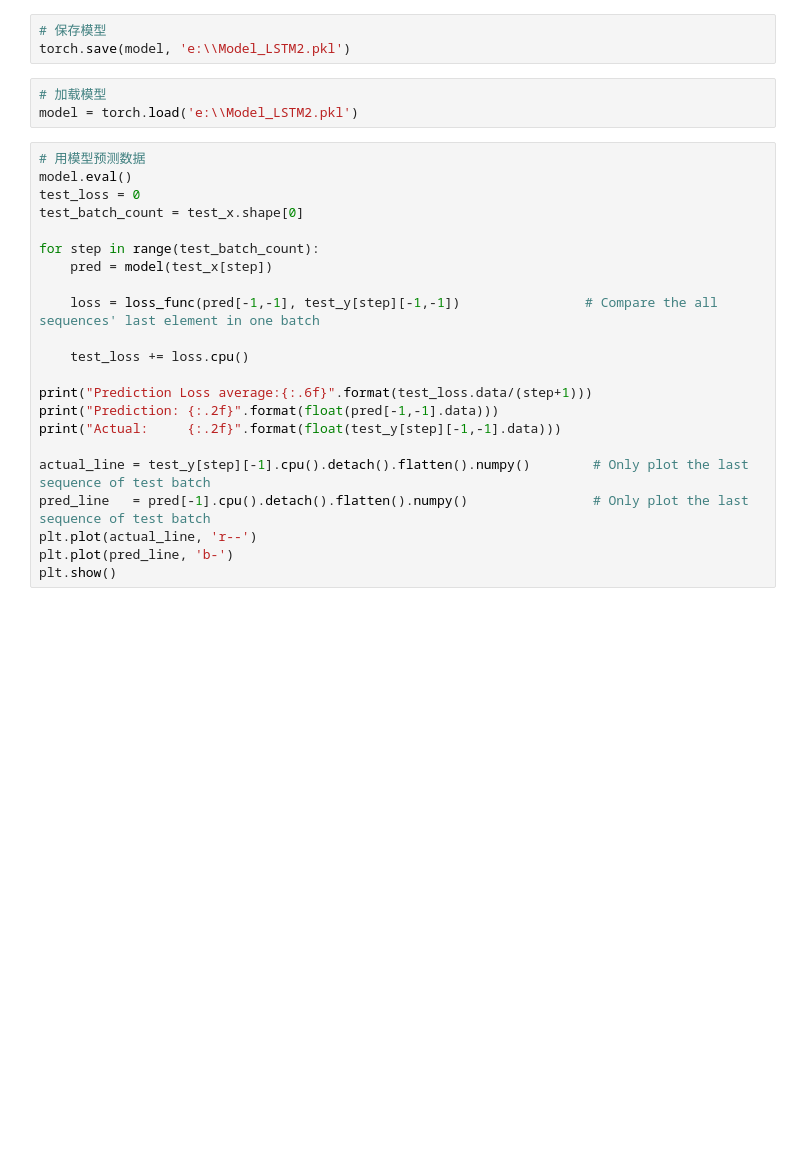
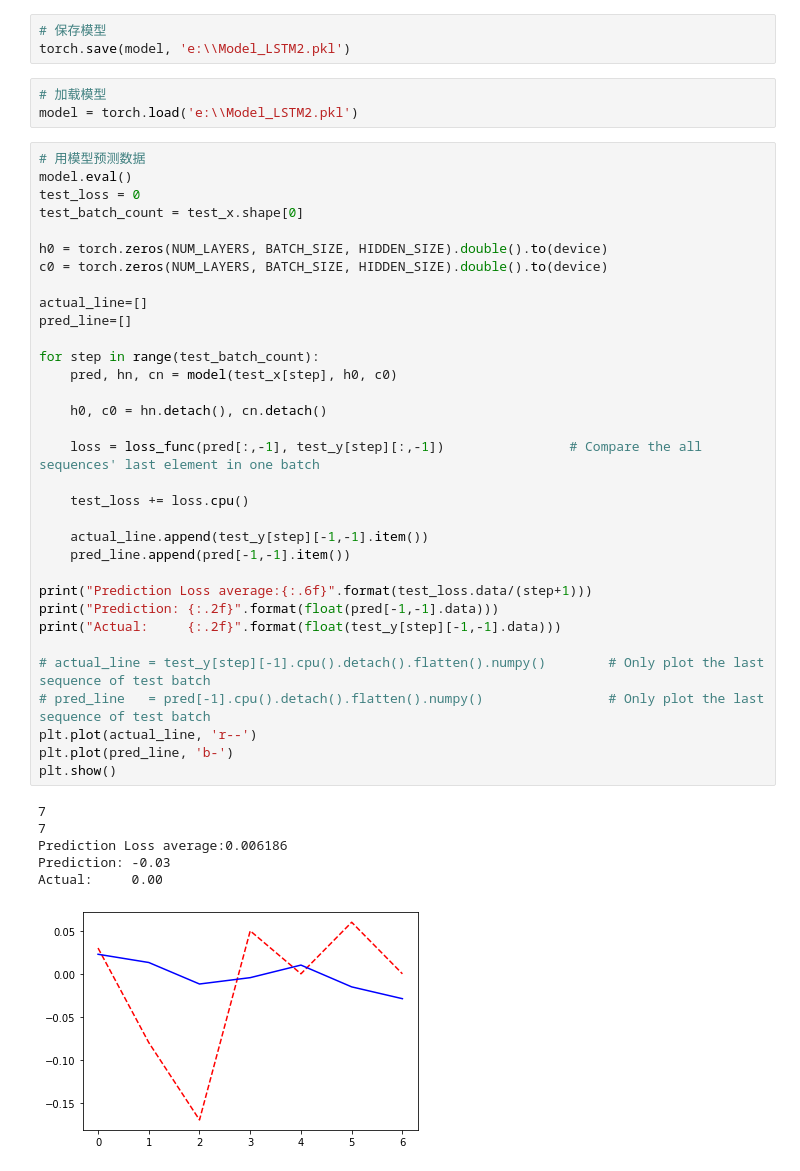
Before and after one commit to matrixleon18/SHUFE, a Jupyter notebook: jupyterlab/Model_LSTM2.ipynb, the cells around one changed output. Saved outputs shown, nothing was run; the diff lists cells and outputs as text; blank space fills up the shorter version.

```diff
--- a/jupyterlab/Model_LSTM2.ipynb
+++ b/jupyterlab/Model_LSTM2.ipynb
@@ -353,22 +267,40 @@ model = torch.load('e:\\Model_LSTM2.pkl')
 # %%
 # 用模型预测数据
 model.eval()
 test_loss = 0
 test_batch_count = test_x.shape[0]
 
+h0 = torch.zeros(NUM_LAYERS, BATCH_SIZE, HIDDEN_SIZE).double().to(device)
+c0 = torch.zeros(NUM_LAYERS, BATCH_SIZE, HIDDEN_SIZE).double().to(device)
+
+actual_line=[]
+pred_line=[]
+
 for step in range(test_batch_count):
-    pred = model(test_x[step])
+    pred, hn, cn = model(test_x[step], h0, c0)
 
-    loss = loss_func(pred[-1,-1], test_y[step][-1,-1])                # Compare the all sequences' last element in one batch
+    h0, c0 = hn.detach(), cn.detach()
+
+    loss = loss_func(pred[:,-1], test_y[step][:,-1])                # Compare the all sequences' last element in one batch
 
     test_loss += loss.cpu()
+
+    actual_line.append(test_y[step][-1,-1].item())
+    pred_line.append(pred[-1,-1].item())
 
 print("Prediction Loss average:{:.6f}".format(test_loss.data/(step+1)))
 print("Prediction: {:.2f}".format(float(pred[-1,-1].data)))
 print("Actual:     {:.2f}".format(float(test_y[step][-1,-1].data)))
 
-actual_line = test_y[step][-1].cpu().detach().flatten().numpy()        # Only plot the last sequence of test batch
-pred_line   = pred[-1].cpu().detach().flatten().numpy()                # Only plot the last sequence of test batch
+# actual_line = test_y[step][-1].cpu().detach().flatten().numpy()        # Only plot the last sequence of test batch
+# pred_line   = pred[-1].cpu().detach().flatten().numpy()                # Only plot the last sequence of test batch
 plt.plot(actual_line, 'r--')
 plt.plot(pred_line, 'b-')
 plt.show()
+# %% [output]
+7
+7
+Prediction Loss average:0.006186
+Prediction: -0.03
+Actual:     0.00
+[figure, added]
```
Also changed, not shown: parts of 4 cells of this notebook, 1 other file.
